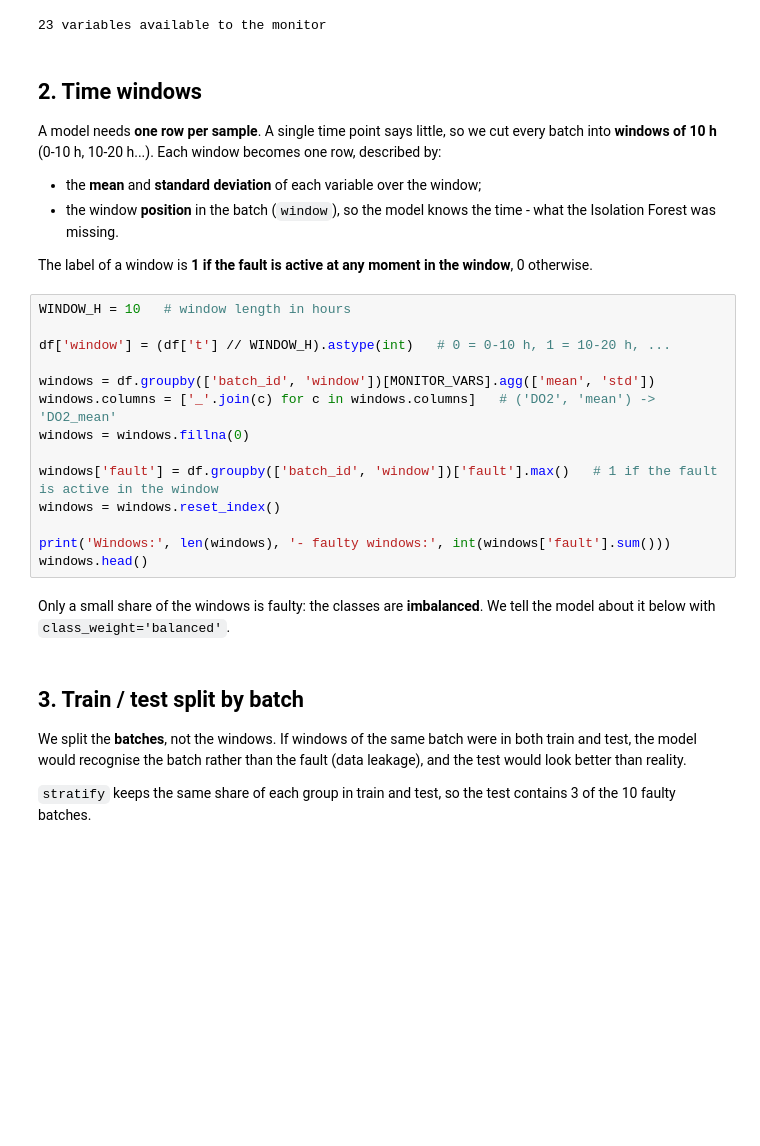
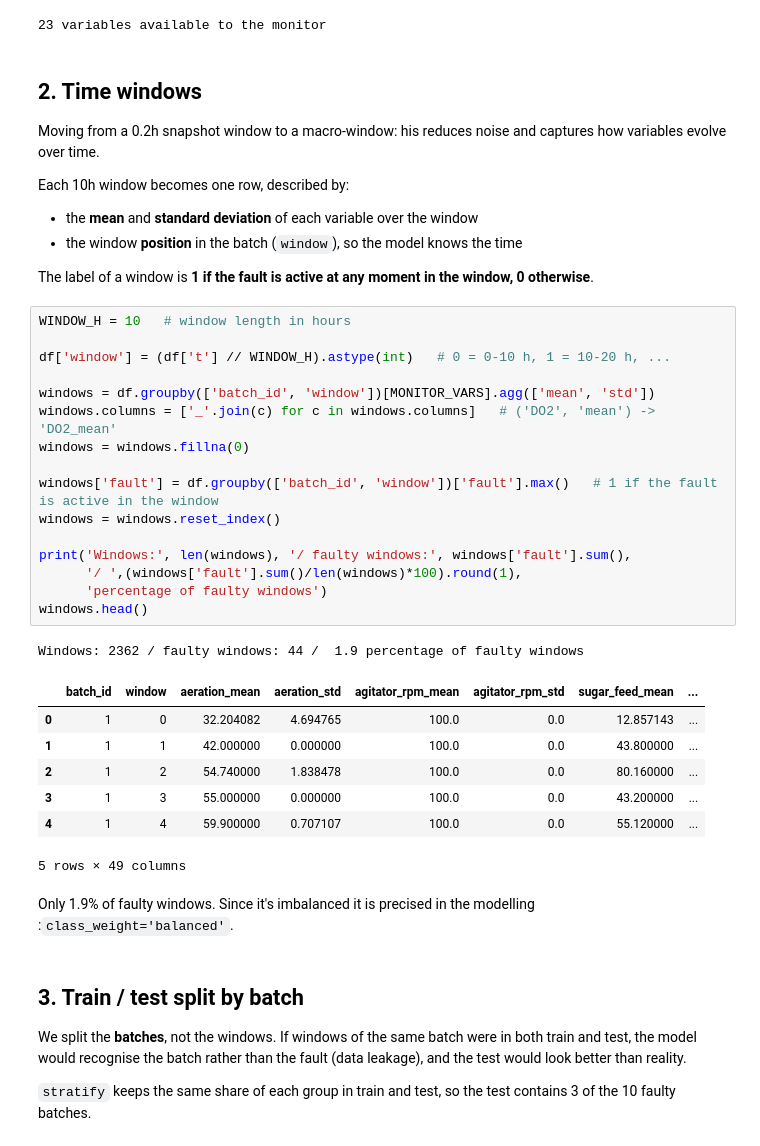
Before and after one commit to AHichem/industrial-anomaly-detection, a Jupyter notebook: notebooks/03_supervised_random_forest.ipynb, the cells around one changed output. Cells and saved outputs as stored; diff of their text form; blank space fills up the shorter version.

```diff
--- a/notebooks/03_supervised_random_forest.ipynb
+++ b/notebooks/03_supervised_random_forest.ipynb
@@ -86,28 +86,40 @@ print(len(MONITOR_VARS), 'variables available to the monitor')
 # %% [markdown]
 ## 2. Time windows
 
-A model needs **one row per sample**. A single time point says little, so we cut every batch into **windows of 10 h** (0-10 h, 10-20 h...). Each window becomes one row, described by:
+Moving from a 0.2h snapshot window to a macro-window: his reduces noise and captures how variables evolve over time.
 
-- the **mean** and **standard deviation** of each variable over the window;
-- the window **position** in the batch (`window`), so the model knows the time - what the Isolation Forest was missing.
+Each 10h window becomes one row, described by:
+- the **mean** and **standard deviation** of each variable over the window
+- the window **position** in the batch (`window`), so the model knows the time
 
-The label of a window is **1 if the fault is active at any moment in the window**, 0 otherwise.
+The label of a window is **1 if the fault is active at any moment in the window, 0 otherwise**.
 # %%
 WINDOW_H = 10   # window length in hours
 
 df['window'] = (df['t'] // WINDOW_H).astype(int)   # 0 = 0-10 h, 1 = 10-20 h, ...
 
 windows = df.groupby(['batch_id', 'window'])[MONITOR_VARS].agg(['mean', 'std'])
 windows.columns = ['_'.join(c) for c in windows.columns]   # ('DO2', 'mean') -> 'DO2_mean'
 windows = windows.fillna(0)
 
 windows['fault'] = df.groupby(['batch_id', 'window'])['fault'].max()   # 1 if the fault is active in the window
 windows = windows.reset_index()
 
-print('Windows:', len(windows), '- faulty windows:', int(windows['fault'].sum()))
+print('Windows:', len(windows), '/ faulty windows:', windows['fault'].sum(),
+      '/ ',(windows['fault'].sum()/len(windows)*100).round(1),
+      'percentage of faulty windows')
 windows.head()
+# %% [output]
+Windows: 2362 / faulty windows: 44 /  1.9 percentage of faulty windows
+|  | batch_id | window | aeration_mean | aeration_std | agitator_rpm_mean | agitator_rpm_std | sugar_feed_mean | ... |
+| 0 | 1 | 0 | 32.204082 | 4.694765 | 100.0 | 0.0 | 12.857143 | ... |
+| 1 | 1 | 1 | 42.000000 | 0.000000 | 100.0 | 0.0 | 43.800000 | ... |
+| 2 | 1 | 2 | 54.740000 | 1.838478 | 100.0 | 0.0 | 80.160000 | ... |
+| 3 | 1 | 3 | 55.000000 | 0.000000 | 100.0 | 0.0 | 43.200000 | ... |
+| 4 | 1 | 4 | 59.900000 | 0.707107 | 100.0 | 0.0 | 55.120000 | ... |
+5 rows × 49 columns
-# %% [markdown]
-Only a small share of the windows is faulty: the classes are **imbalanced**. We tell the model about it below with `class_weight='balanced'`.
+# %% [markdown]
+Only 1.9% of faulty windows. Since it's imbalanced it is precised in the modelling :`class_weight='balanced'`.
 # %% [markdown]
 ## 3. Train / test split by batch
 
```
Also changed, not shown: parts of 4 cells of this notebook.
